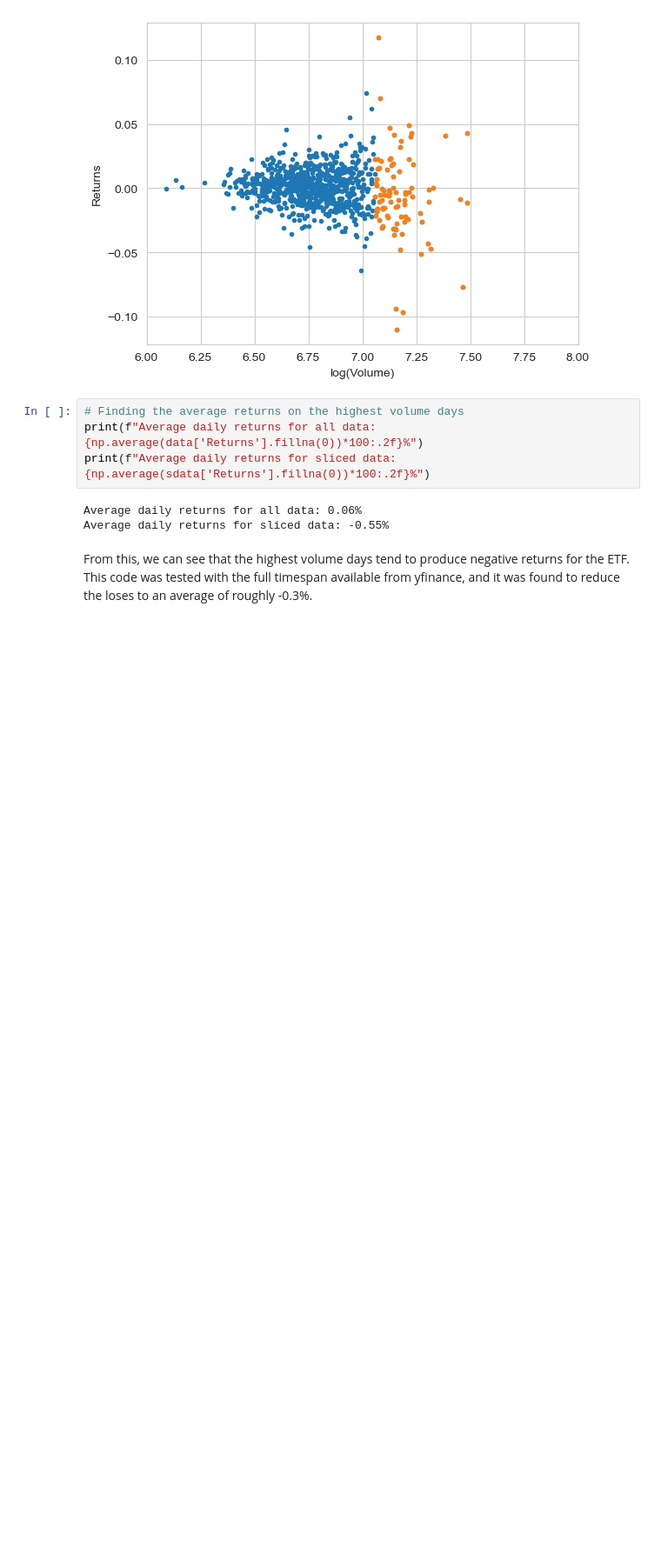
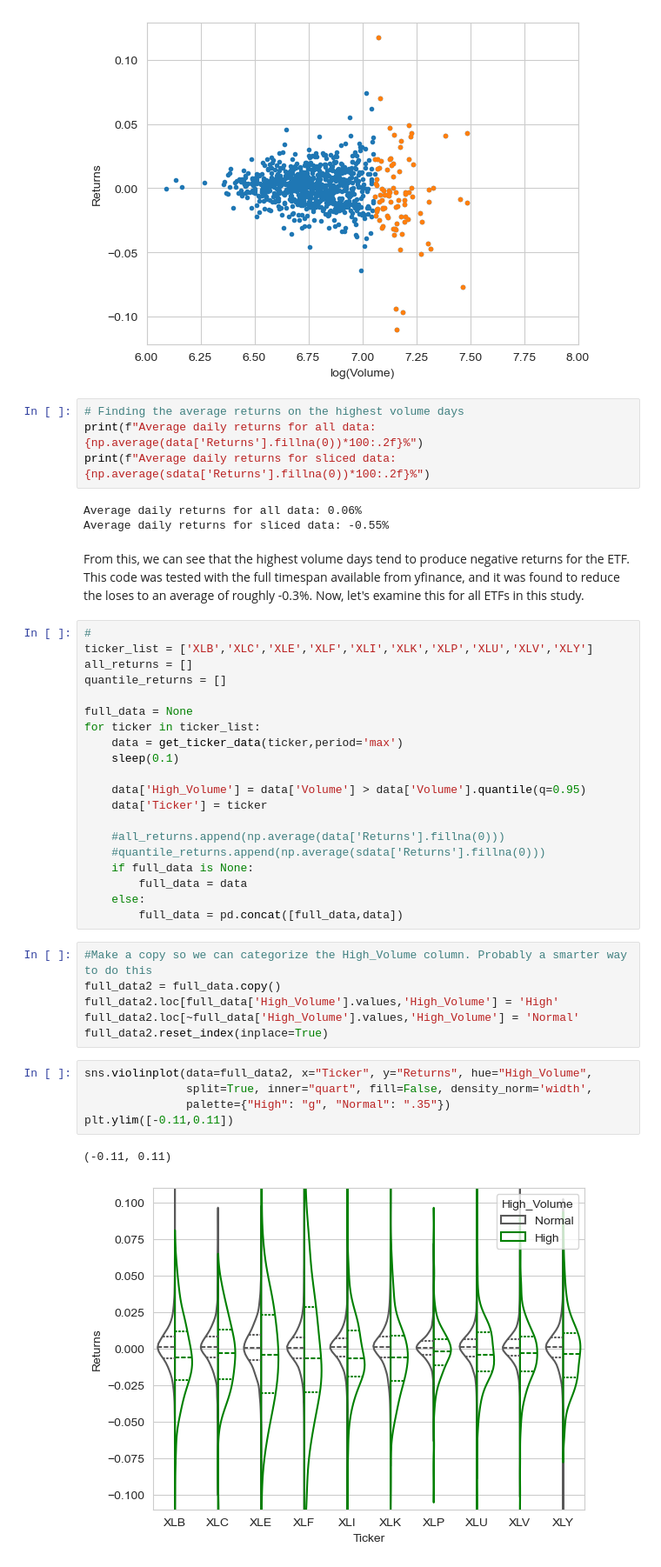
Before and after one commit to samsonajohnson/seeking-thunder, a Jupyter notebook: analysis/volume.ipynb, the cells around one changed output. Shown at 87% size. Drawn from its saved outputs; the diff is of its cells as text; blank space fills up the shorter version.

Commit message:
finished volume notebook

```diff
--- a/analysis/volume.ipynb
+++ b/analysis/volume.ipynb
@@ -92,4 +94,38 @@ print(f"Average daily returns for sliced data: {np.average(sdata['Returns'].fill
 Average daily returns for all data: 0.06%
 Average daily returns for sliced data: -0.55%
 # %% [markdown]
-From this, we can see that the highest volume days tend to produce negative returns for the ETF. This code was tested with the full timespan available from yfinance, and it was found to reduce the loses to an average of roughly -0.3%.
+From this, we can see that the highest volume days tend to produce negative returns for the ETF. This code was tested with the full timespan available from yfinance, and it was found to reduce the loses to an average of roughly -0.3%. Now, let's examine this for all ETFs in this study.
+# %%
+#
+ticker_list = ['XLB','XLC','XLE','XLF','XLI','XLK','XLP','XLU','XLV','XLY']
+all_returns = []
+quantile_returns = []
+
+full_data = None
+for ticker in ticker_list:
+    data = get_ticker_data(ticker,period='max')
+    sleep(0.1)
+
+    data['High_Volume'] = data['Volume'] > data['Volume'].quantile(q=0.95)
+    data['Ticker'] = ticker
+
+    #all_returns.append(np.average(data['Returns'].fillna(0)))
+    #quantile_returns.append(np.average(sdata['Returns'].fillna(0)))
+    if full_data is None:
+        full_data = data
+    else:
+        full_data = pd.concat([full_data,data])
+# %%
+#Make a copy so we can categorize the High_Volume column. Probably a smarter way to do this
+full_data2 = full_data.copy()
+full_data2.loc[full_data['High_Volume'].values,'High_Volume'] = 'High'
+full_data2.loc[~full_data['High_Volume'].values,'High_Volume'] = 'Normal'
+full_data2.reset_index(inplace=True)
+# %%
+sns.violinplot(data=full_data2, x="Ticker", y="Returns", hue="High_Volume",
+               split=True, inner="quart", fill=False, density_norm='width',
+               palette={"High": "g", "Normal": ".35"})
+plt.ylim([-0.11,0.11])
+# %% [output]
+(-0.11, 0.11)
+[figure, added]
```
Also changed, not shown: parts of 2 cells of this notebook.
